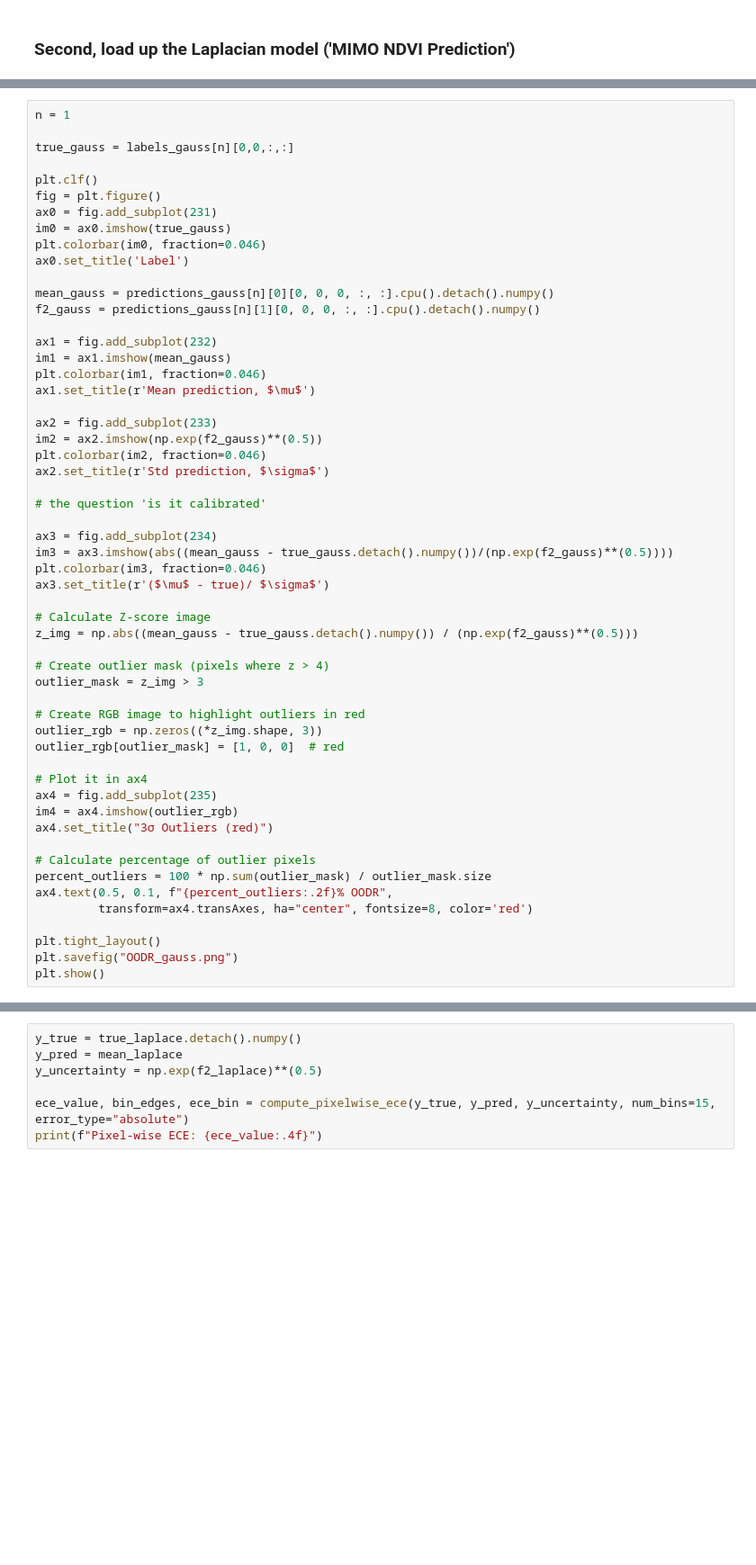
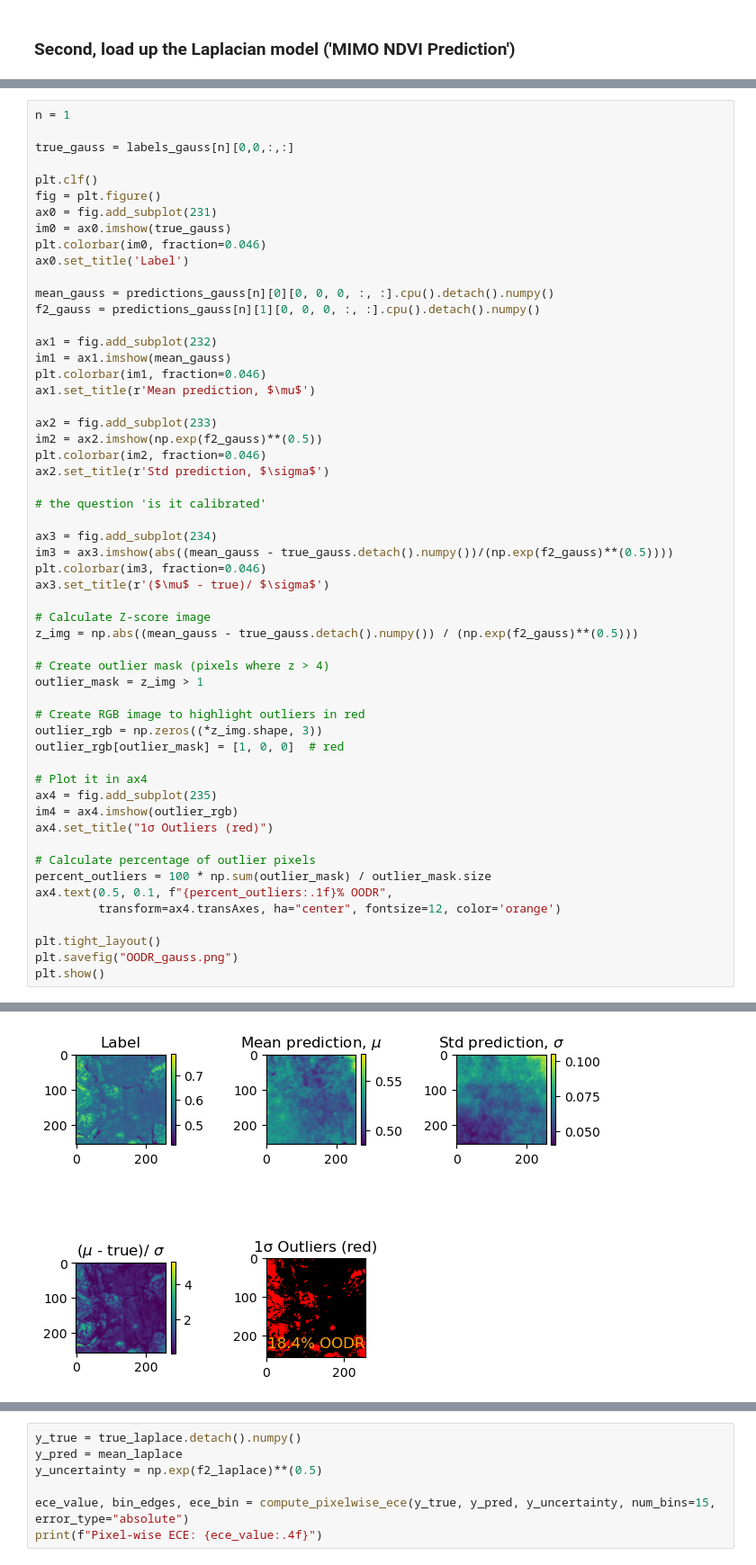
Before and after one commit to beckynevin/MIMO-Unet-cov, a Jupyter notebook: CompareModels.ipynb, the cells around one changed output, grey strips where cells are left out. Shown at 90% size. Drawn from its saved outputs; the diff is of its cells as text; blank space fills up the shorter version.

```diff
--- a/CompareModels.ipynb
+++ b/CompareModels.ipynb
@@ -326,7 +435,7 @@ ax3.set_title(r'($\mu$ - true)/ $\sigma$')
 z_img = np.abs((mean_gauss - true_gauss.detach().numpy()) / (np.exp(f2_gauss)**(0.5)))
 
 # Create outlier mask (pixels where z > 4)
-outlier_mask = z_img > 3
+outlier_mask = z_img > 1
 
 # Create RGB image to highlight outliers in red
 outlier_rgb = np.zeros((*z_img.shape, 3))
@@ -335,13 +444,14 @@ outlier_rgb[outlier_mask] = [1, 0, 0]  # red
 # Plot it in ax4
 ax4 = fig.add_subplot(235)
 im4 = ax4.imshow(outlier_rgb)
-ax4.set_title("3σ Outliers (red)")
+ax4.set_title("1σ Outliers (red)")
 
 # Calculate percentage of outlier pixels
 percent_outliers = 100 * np.sum(outlier_mask) / outlier_mask.size
-ax4.text(0.5, 0.1, f"{percent_outliers:.2f}% OODR",
-         transform=ax4.transAxes, ha="center", fontsize=8, color='red')
+ax4.text(0.5, 0.1, f"{percent_outliers:.1f}% OODR",
+         transform=ax4.transAxes, ha="center", fontsize=12, color='orange')
 
 plt.tight_layout()
 plt.savefig("OODR_gauss.png")
 plt.show()
+# %% [output]
@@ -348 +459,2 @@ plt.show()
+[figure, added]
 # %%
```
Also changed, not shown: parts of 9 cells of this notebook.
